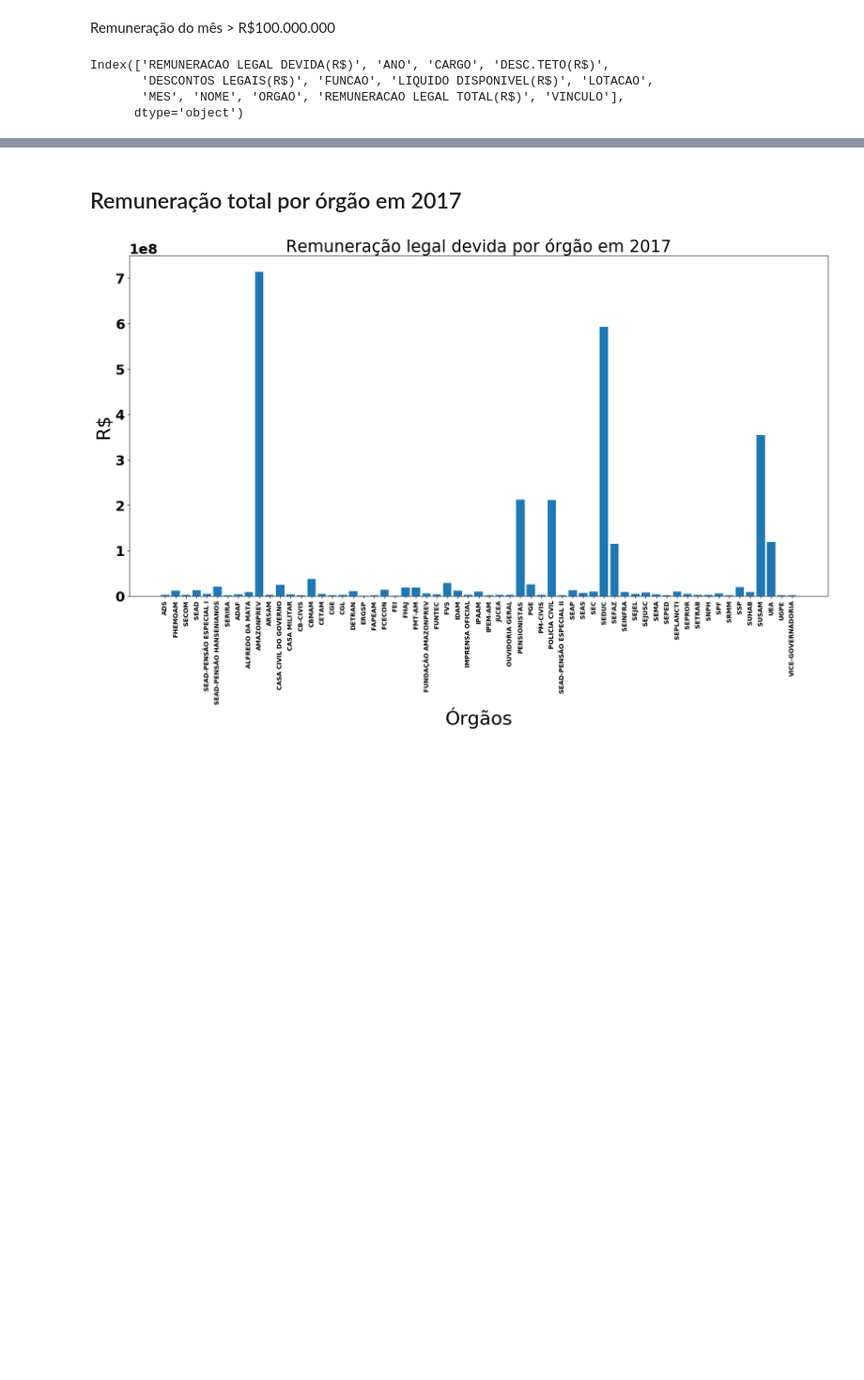
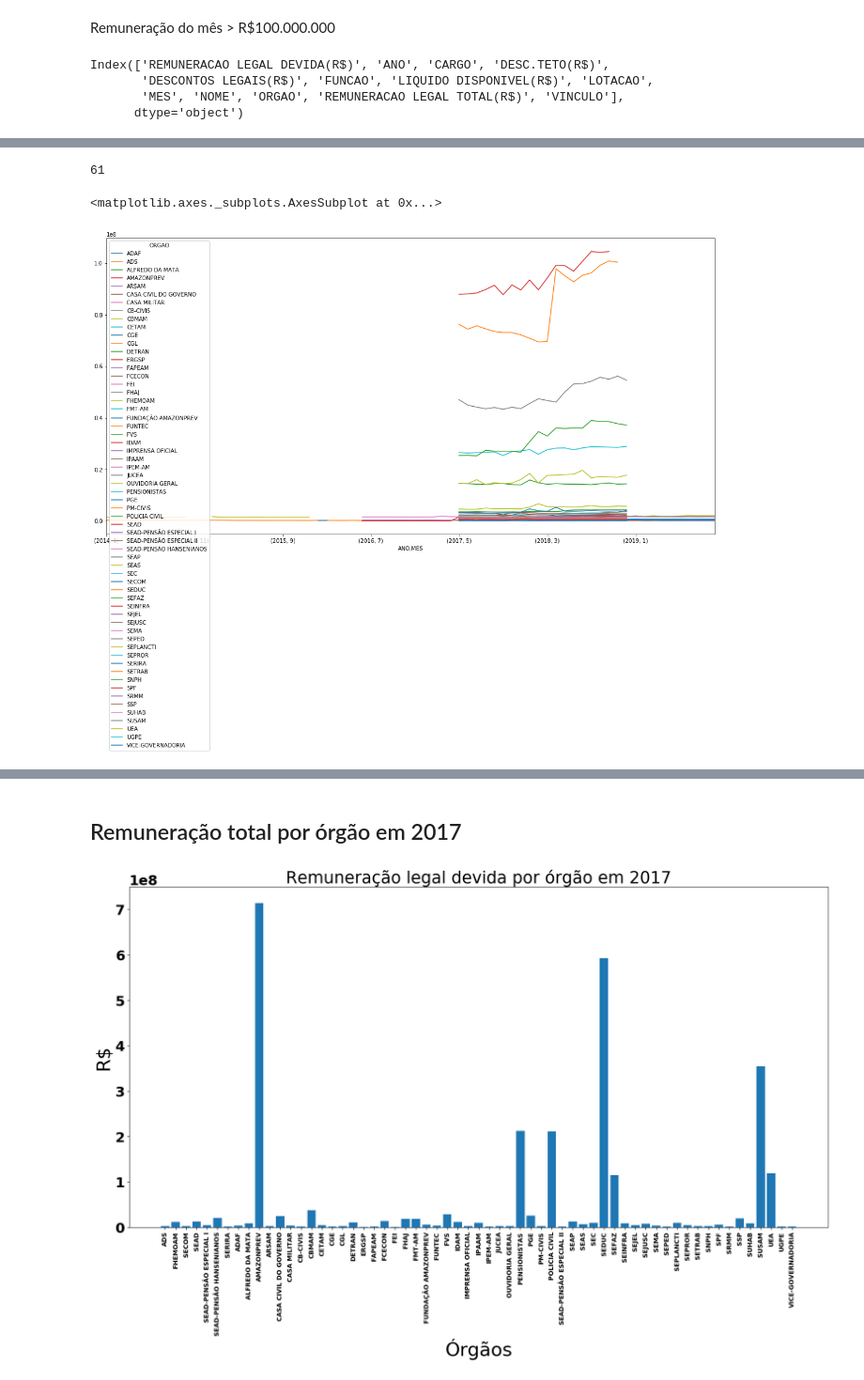
Before and after one commit to ViniPessoa8/PAIC, a Jupyter notebook: notebooks/plotagens.ipynb, the cells around one changed output, grey strips where cells are left out. Shown at 94% size. Drawn from its saved outputs; the diff is of its cells as text; code cells hidden in the pictures; blank space fills up the shorter version.

```diff
--- a/notebooks/plotagens.ipynb
+++ b/notebooks/plotagens.ipynb
@@ -356 +333,14 @@ VICE-GOVERNADORIA
+# %%
+print(rem_org['ORGAO'].nunique())
+
+rem_plot = rem_org.groupby(['ANO', 'MES', 'ORGAO'])['REMUNERACAO LEGAL DEVIDA(R$)']
+# print(rem_sum)
+rem_sum = rem_plot.sum().unstack()
+# print(rem_sum.head(10))
+# maximos = rem_sum.
+rem_sum.plot(kind='line', figsize=(20,10), legend=True)
+# %% [output]
+61
+<matplotlib.axes._subplots.AxesSubplot at 0x...>
+[figure, added]
 # %%
```
Also changed, not shown: parts of 8 cells of this notebook, 2 other files.
